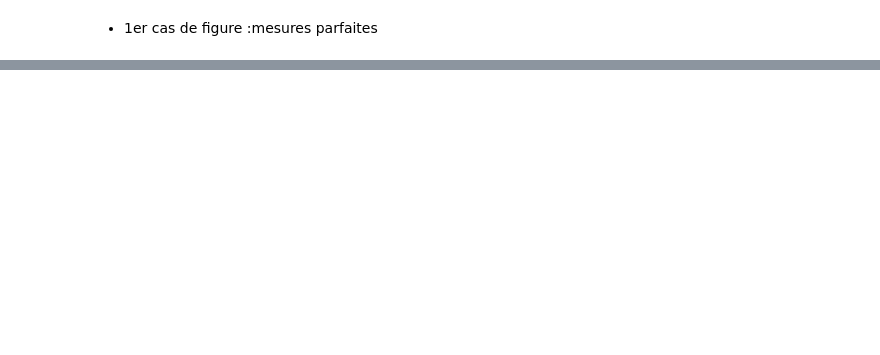
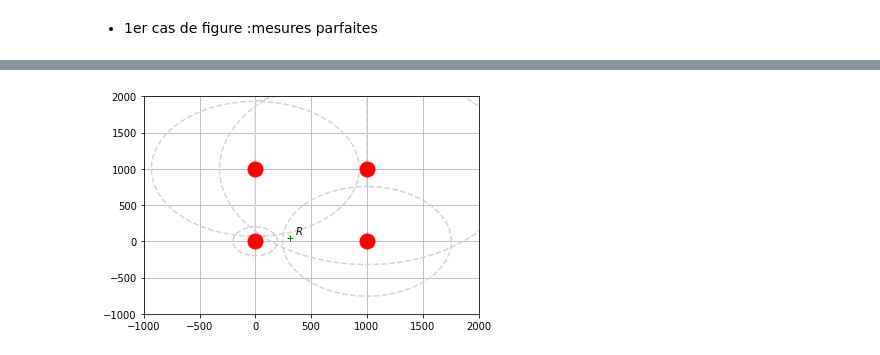
Before and after one commit to SamiEzz/newBob, a Jupyter notebook: py.ipynb, the cells around one changed output, grey strips where cells are left out. Cells and saved outputs as stored; diff of their text form; code cells hidden in the pictures; blank space fills up the shorter version.

```diff
--- a/py.ipynb
+++ b/py.ipynb
@@ -66,10 +84,12 @@ def computeXY(ray,anchorsVector):
 	b=[]
 	for i in range(1,len(ray)):
 		b.append(0.5*(ray[0]**2-ray[i]**2+(_x[i]-_x[0])**2+(_y[i]-_y[0])**2))
-
-
-
 	return position
+def distanceSensors(rate,ray):
+	dvector=[]
+	for i in range(len(ray)):
+		dvector.append(ray[i]+randint(-int(ray[i]*rate)-1,int(ray[i]*rate+1)))
+	return dvector;
 # %%
 vector=anchorsPosition(1000)
 
@@ -110,0 +150,19 @@ plt.show()
+# %%
+
+plt.figure(4)
+position=[]
+position.append(robot[0][0])
+position.append(robot[1][0])
+ray=rightRayons(position,vector)
+mesuredRay=distanceSensors(0.1,ray)
+cercles = drawCercles(vector,mesuredRay)
+plt.plot(cercles[0],cercles[1],"--",color="LightGrey")
+plt.text(robot[0][1]+50,robot[1][1]+50, r'$ R $')
+plt.plot(vector[0],vector[1],"o",markersize=15,color="red")
+plt.plot(robot[0][1],robot[1][1],"+",color="green")
+plt.grid(True)
+plt.ylim(-1000,2000)
+plt.xlim(-1000,2000)
+plt.show()
+# %% [output]
+[figure, added]
```
Also changed, not shown: parts of 7 cells of this notebook.
